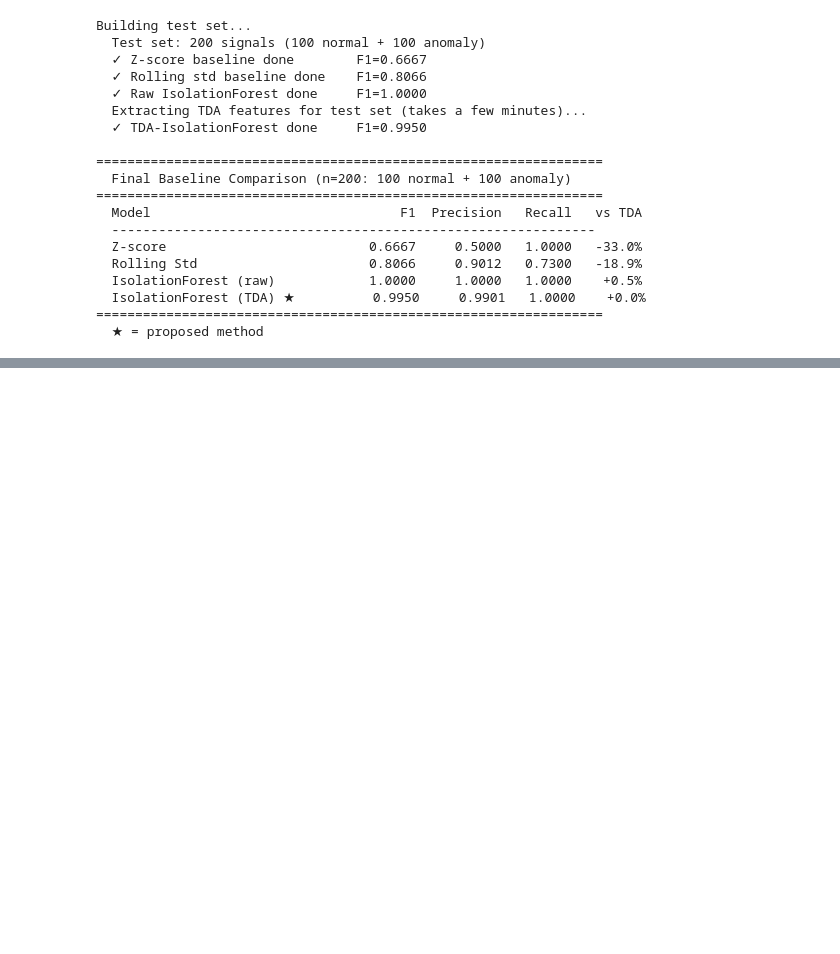
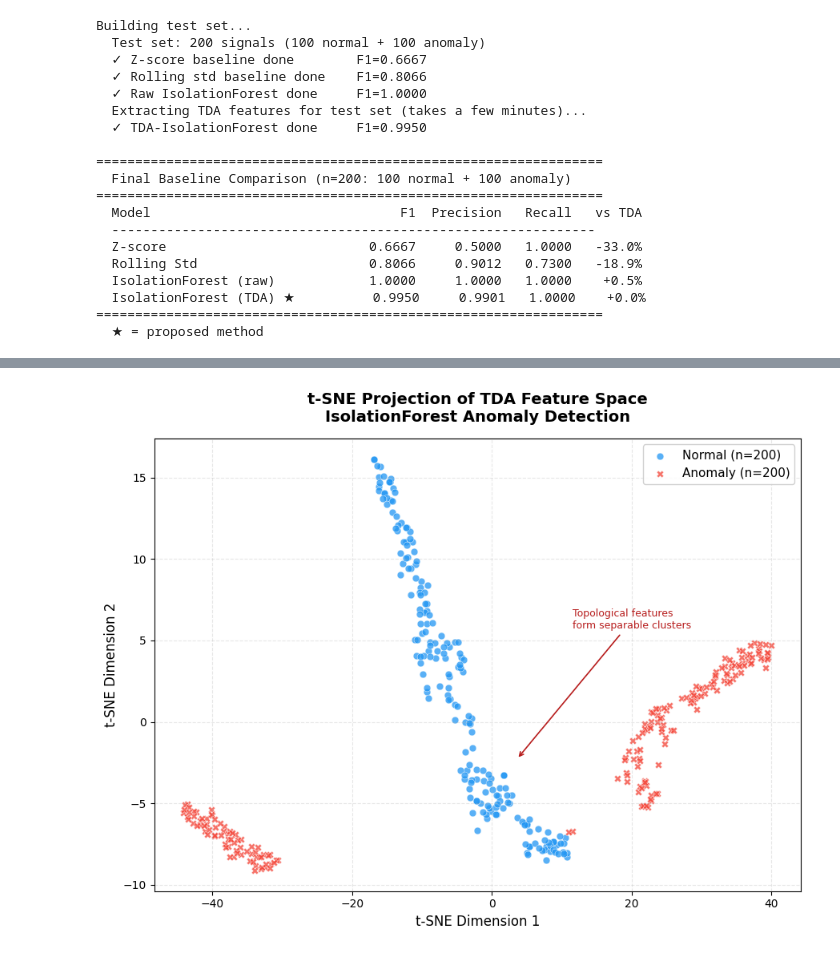
Before and after one commit to AdityaGhildiyal/TDA-Mlops, a Jupyter notebook: notebooks/phase5_evaluation.ipynb, the cells around one changed output, grey strips where cells are left out. Saved outputs shown, nothing was run; the diff lists cells and outputs as text; code cells hidden in the pictures; blank space fills up the shorter version.

Commit message:
feat(phase5-day13): publication figures + Docker deployment

```diff
--- a/notebooks/phase5_evaluation.ipynb
+++ b/notebooks/phase5_evaluation.ipynb
@@ -532,3 +532,94 @@ Building test set...
   IsolationForest (TDA) ★          0.9950     0.9901   1.0000    +0.0%
 =================================================================
   ★ = proposed method
+# %%
+# Cell 6 — t-SNE visualisation of TDA feature space
+import numpy as np
+import matplotlib.pyplot as plt
+from sklearn.manifold import TSNE
+from sklearn.ensemble import IsolationForest
+import sys
+sys.path.insert(0, r"C:\Users\ghild\OneDrive\Desktop\TDA-Mlops")
+from tda_detect.features import TDAFeatureExtractor
+
+# ── Rebuild dataset ───────────────────────────────────────────────────────────
+np.random.seed(42)
+t = np.linspace(0, 4*np.pi, 500)
+
+def make_normal(n):
+    return [np.sin(t) + np.random.normal(0, 0.05, 500) for _ in range(n)]
+
+def make_anomaly(n):
+    sigs = []
+    for _ in range(n):
+        anom_type = np.random.choice(["phase_break", "freq_mod", "dual_freq"])
+        noise = np.random.normal(0, 0.05, 500)
+        if anom_type == "phase_break":
+            sig = np.sin(t) + noise
+            bp  = np.random.randint(150, 350)
+            sig[bp:] = np.sin(t[bp:] + np.pi*0.7) + noise[bp:]
+        elif anom_type == "freq_mod":
+            mod = 1.0 + 0.3*np.sin(t*0.4)
+            sig = np.sin(t)*mod + noise
+            sig = sig / sig.std() * (np.sin(t)+noise).std()
+        else:
+            sig = 0.7*np.sin(t) + 0.7*np.sin(1.03*t) + noise
+            sig = sig / sig.std() * (np.sin(t)+noise).std()
+        sigs.append(sig)
+    return sigs
+
+print("Extracting TDA features for 400 windows...")
+ext       = TDAFeatureExtractor()
+X_normal  = np.array([ext.transform(s) for s in make_normal(200)])
+X_anomaly = np.array([ext.transform(s) for s in make_anomaly(200)])
+X         = np.vstack([X_normal, X_anomaly])
+y         = np.array([0]*200 + [1]*200)
+print(f"  Done. Shape: {X.shape}")
+
+# ── t-SNE ─────────────────────────────────────────────────────────────────────
+print("Running t-SNE...")
+tsne = TSNE(n_components=2, perplexity=30, random_state=42,
+            max_iter=1000, learning_rate="auto", init="pca")
+X_2d = tsne.fit_transform(X)
+print(f"  t-SNE complete. Shape: {X_2d.shape}")
+
+# ── Plot ──────────────────────────────────────────────────────────────────────
+fig, ax = plt.subplots(figsize=(9, 7))
+
+colors  = {0: "#2196F3", 1: "#F44336"}
+labels  = {0: "Normal",  1: "Anomaly"}
+markers = {0: "o",       1: "X"}
+
+for cls in [0, 1]:
+    mask = y == cls
+    ax.scatter(
+        X_2d[mask, 0], X_2d[mask, 1],
+        c          = colors[cls],
+        marker     = markers[cls],
+        s          = 40,
+        alpha      = 0.75,
+        label      = f"{labels[cls]} (n={mask.sum()})",
+        edgecolors = "white",
+        linewidths = 0.4,
+    )
+
+ax.set_title("t-SNE Projection of TDA Feature Space\n"
+             "IsolationForest Anomaly Detection",
+             fontsize=14, fontweight="bold", pad=15)
+ax.set_xlabel("t-SNE Dimension 1", fontsize=12)
+ax.set_ylabel("t-SNE Dimension 2", fontsize=12)
+ax.legend(fontsize=11, framealpha=0.9)
+ax.grid(True, alpha=0.3, linestyle="--")
+
+ax.annotate("Topological features\nform separable clusters",
+            xy=(X_2d[y==1, 0].mean(), X_2d[y==1, 1].mean()),
+            xytext=(X_2d[y==1, 0].mean() + 8, X_2d[y==1, 1].mean() + 8),
+            fontsize=9, color="#B71C1C",
+            arrowprops=dict(arrowstyle="->", color="#B71C1C", lw=1.2))
+
+plt.tight_layout()
+save_path = r"C:\Users\ghild\OneDrive\Desktop\TDA-Mlops\notebooks\figures\phase5_tsne_features.png"
+plt.savefig(save_path, dpi=150, bbox_inches="tight")
+plt.show()
+print(f"✓ Saved → {save_path}")
+# %% [output]
@@ -534,0 +630 @@ Building test set...
+[figure, added]
```
Also changed, not shown: parts of 4 cells of this notebook, 5 other files.
